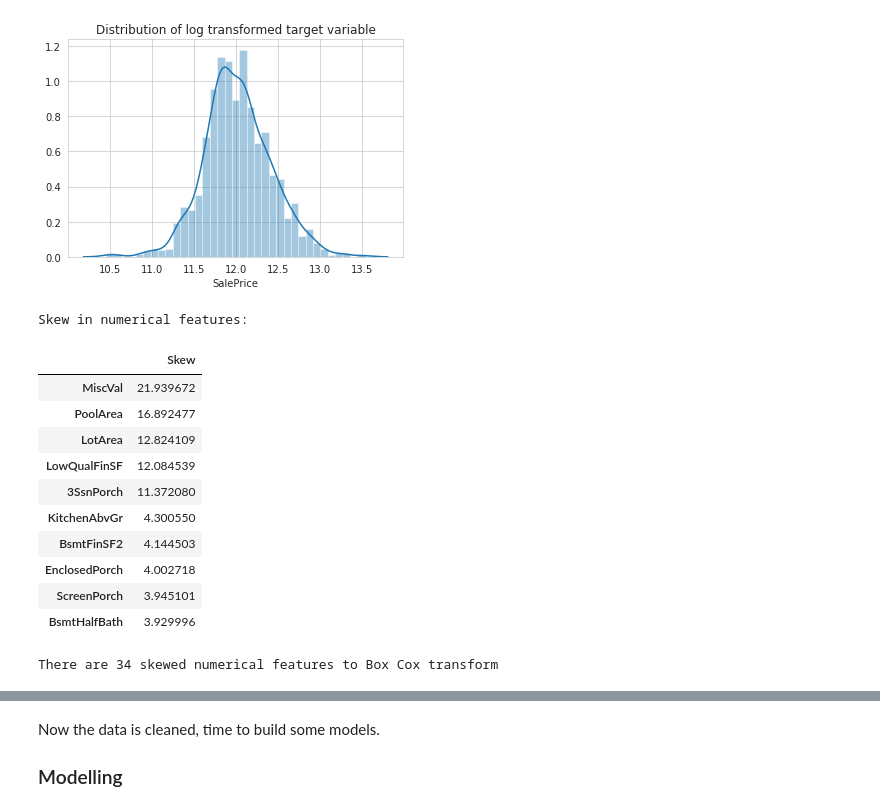
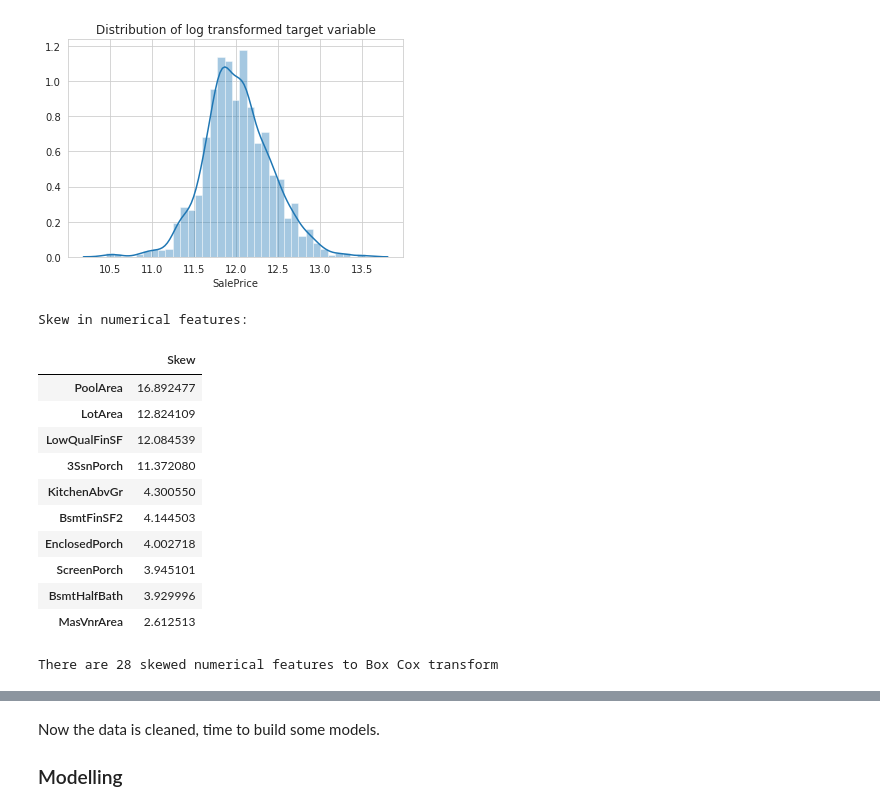
Before and after one commit to wenxuan0923/Kaggle, a Jupyter notebook: Housing.ipynb, the cells around one changed output, grey strips where cells are left out. Cells and saved outputs as stored; diff of their text form; code cells hidden in the pictures.

```diff
--- a/Housing.ipynb
+++ b/Housing.ipynb
@@ -354,0 +357,8 @@ Done! Let's double check all the missing value has been fixed except cabin (We g
+# %%
+cate_col.remove('Utilities')
+# %%
+for feature in  numerical_cate_col + cate_col:
+    order = pd.DataFrame(all_data.groupby(feature).median()['SalePrice'].sort_values())
+    order['Order'] = range(len(order))
+    order_mapping = order[['Order']].to_dict()['Order']
+    all_data[feature] = all_data.apply(lambda row: order_mapping[row[feature]], axis=1)
@@ -355,14 +374,5 @@ Done! Let's double check all the missing value has been fixed except cabin (We g
 # %% [markdown]
 #### III. Numerical Feature Construction
-# %%
-all_data['TotalSF'] = all_data['TotalBsmtSF'] + all_data['1stFlrSF'] + all_data['2ndFlrSF']
-all_data['AgeSold'] = all_data['YrSold'] - all_data['YearBuilt']
-month_to_season = {'Spring':[3, 4, 5],
-                   'Summer':[6, 7, 8],
-                   'Fall': [9, 10, 11],
-                   'Winter': [12, 1, 2]}
-all_data['MoSold'] = all_data.MoSold.apply(lambda x: [key for key, lst in month_to_season.items() if x in lst][0])
-all_data = all_data.drop(['YrSold', 'YearBuilt', 'GarageYrBlt'], axis=1)
 # %% [markdown]
 #### IV. Converting
 # %%
@@ -372,17 +382,15 @@ plt.show()
 # %% [output]
 [figure]
 # %%
-numeric_feats = list(all_data.dtypes[all_data.dtypes != "object"].index)
-numeric_feats.remove('SalePrice')
+numeric_feats = numerical_col
 # Check the skew of all numerical features
 skewed_feats = all_data[numeric_feats].apply(lambda x: skew(x.dropna())).sort_values(ascending=False)
 print("Skew in numerical features:")
 skewness = pd.DataFrame({'Skew' :skewed_feats})
 skewness.head(10)
 # %% [output]
 Skew in numerical features:
 |  | Skew |
-| MiscVal | 21.939672 |
 | PoolArea | 16.892477 |
 | LotArea | 12.824109 |
 | LowQualFinSF | 12.084539 |
@@ -392,6 +400,7 @@ Skew in numerical features:
 | EnclosedPorch | 4.002718 |
 | ScreenPorch | 3.945101 |
 | BsmtHalfBath | 3.929996 |
+| MasVnrArea | 2.612513 |
 # %%
 skewness = skewness[abs(skewness) > 0.75]
 print("There are {} skewed numerical features to Box Cox transform".format(skewness.shape[0]))
@@ -402,7 +411,7 @@ lam = 0.15
 for feat in skewed_features:
     all_data[feat] = boxcox1p(all_data[feat], lam)
 # %% [output]
-There are 34 skewed numerical features to Box Cox transform
+There are 28 skewed numerical features to Box Cox transform
 # %%
 # 'Alley', 'GarageType', 'MiscFeature'  NA is no
 
```
Also changed, not shown: parts of 19 cells of this notebook.
